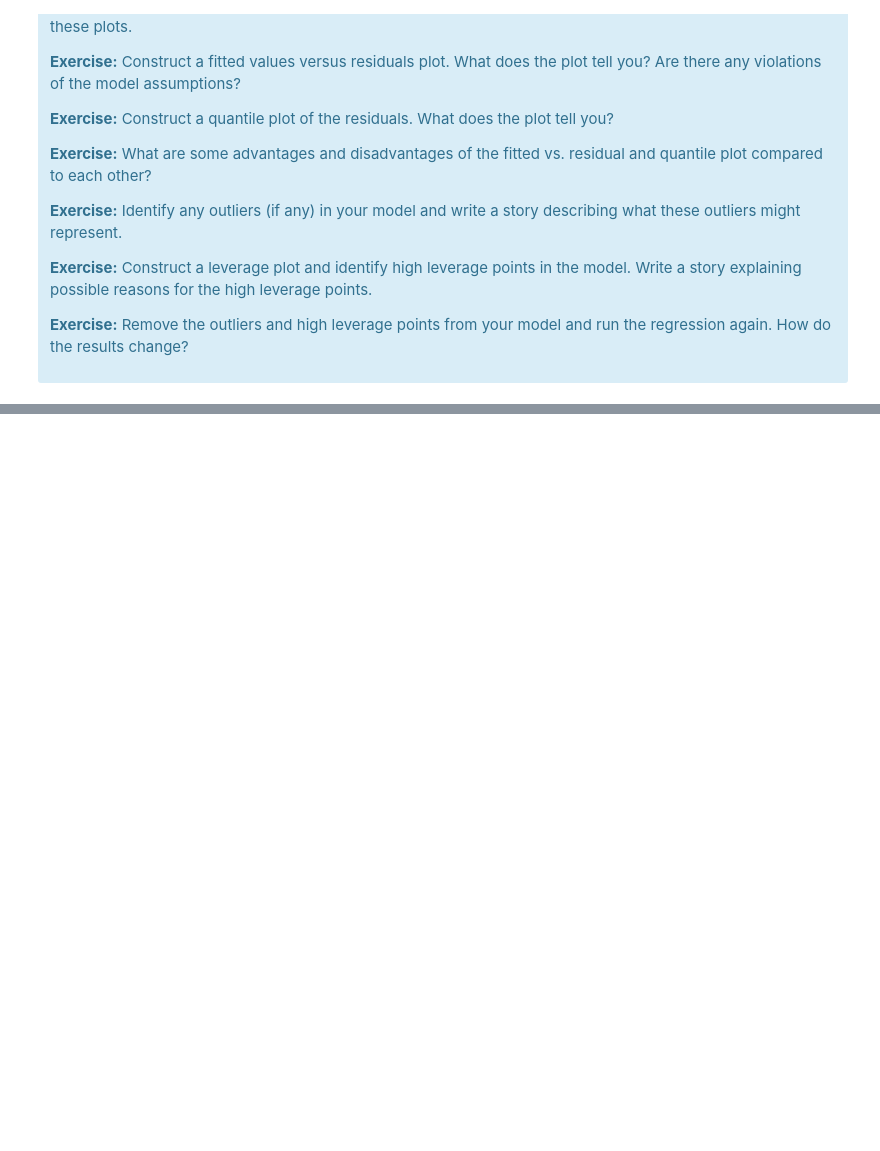
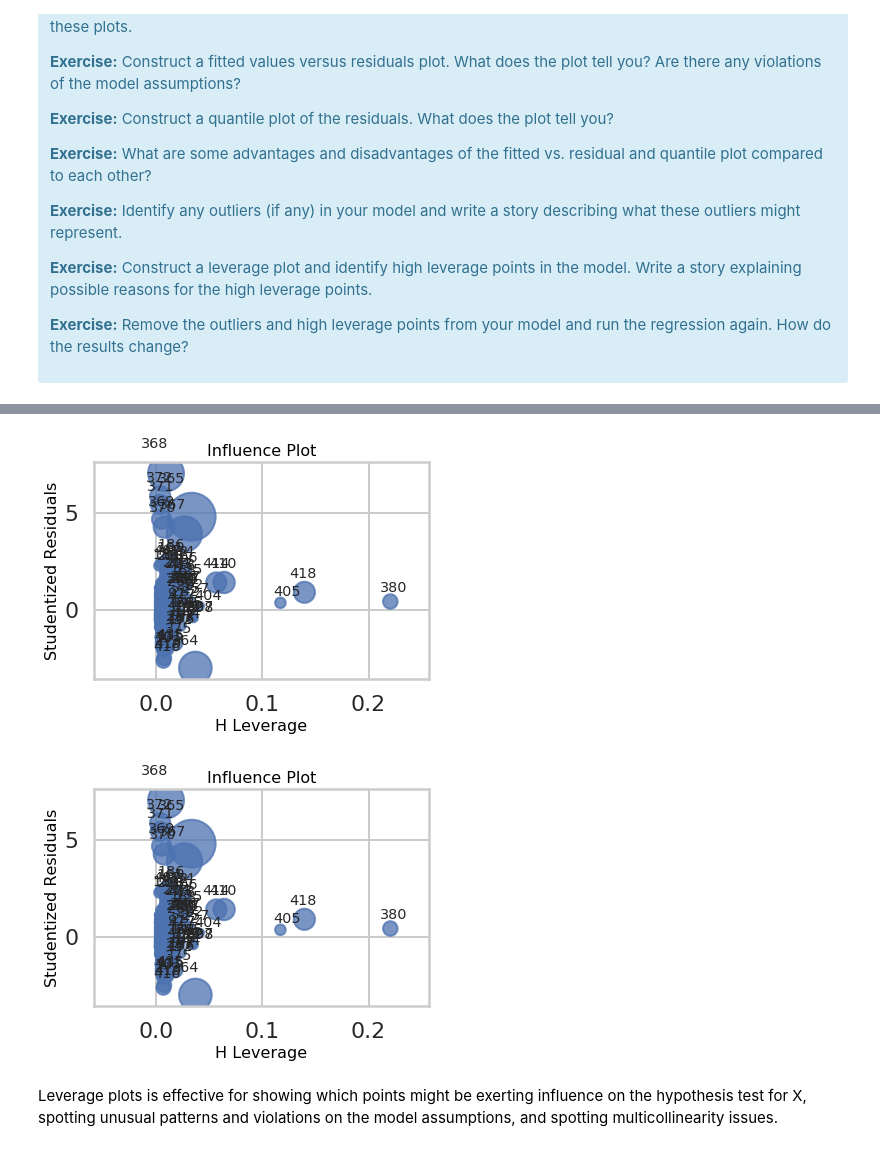
Before and after one commit to AHalarewicz/LinearRegression, a Jupyter notebook: linear_regression/Mini_Project_Linear_Regression.ipynb, the cells around one changed output, grey strips where cells are left out. Cells and saved outputs as stored; diff of their text form; code cells hidden in the pictures; blank space fills up the shorter version.

```diff
--- a/linear_regression/Mini_Project_Linear_Regression.ipynb
+++ b/linear_regression/Mini_Project_Linear_Regression.ipynb
@@ -1270,5 +1278,13 @@ _ = plt.ylabel('fitted values')
 # Identify any outliers (if any) in your model and write a story describing what these outliers might represent.
 # %%
 # Construct a leverage plot and identify high leverage points in the model. Write a story explaining possible reasons for the high leverage points.
+# %%
+import statsmodels as sm
+sm.graphics.regressionplots.influence_plot(fitted_model)
+# %% [output]
+[figure, added]
+[figure, added]
+# %% [markdown]
+Leverage plots is effective for showing which points might be exerting influence on the hypothesis test for X, spotting unusual patterns and violations on the model assumptions, and spotting multicollinearity issues.
 # %%
 # Remove the outliers and high leverage points from your model and run the regression again. How do the results change?
```
Also changed, not shown: parts of 8 cells of this notebook.
